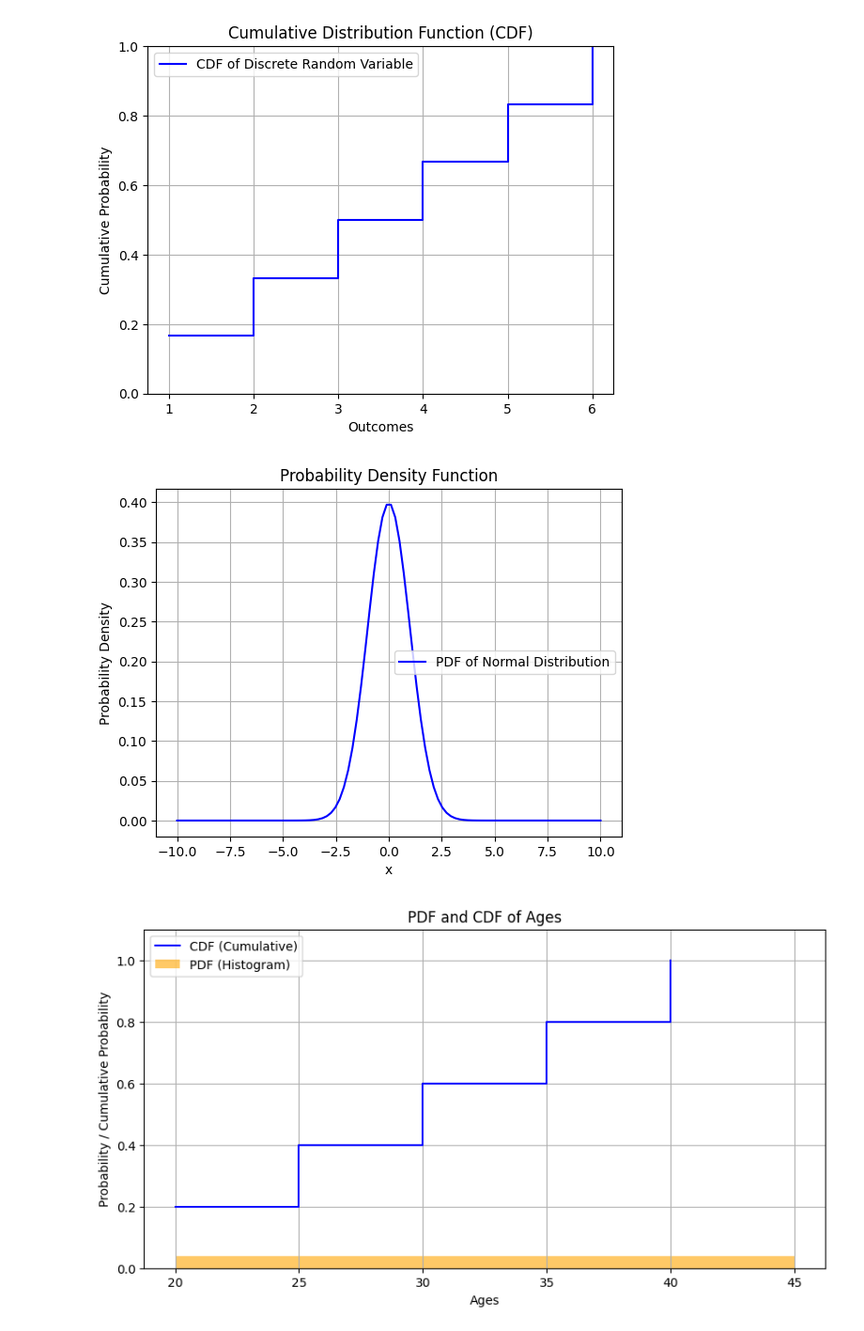
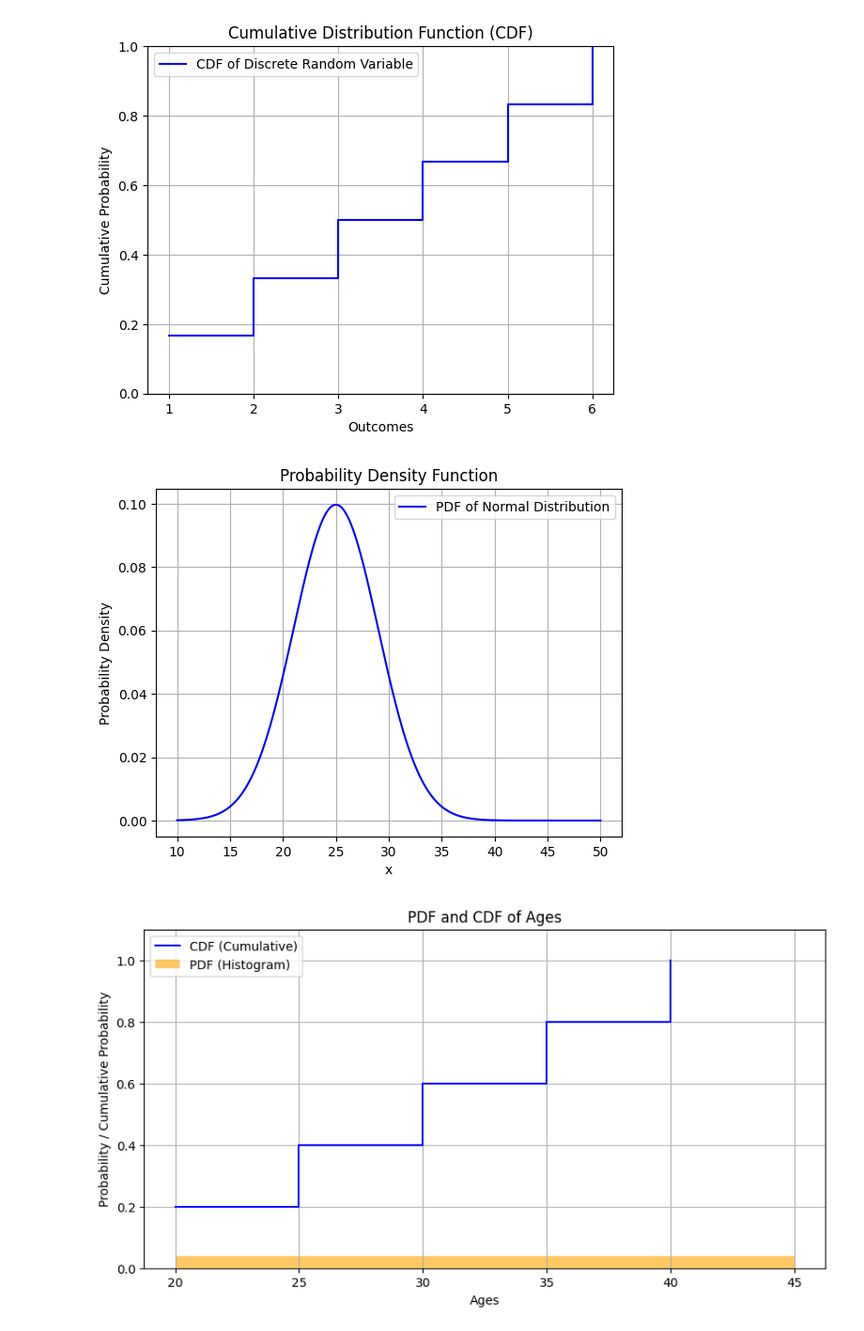
Before and after one commit to abhik12295/Data-Science-Learning, a Jupyter notebook: Statistics/probability_distribution_function.ipynb, the cells around one changed output. Shown at 94% size. Drawn from its saved outputs; the diff is of its cells as text; code cells hidden in the pictures.

```diff
--- a/Statistics/probability_distribution_function.ipynb
+++ b/Statistics/probability_distribution_function.ipynb
@@ -116,25 +116,25 @@ PDF (Probability Density Function):
 # %%
 # Example usage of PDF in Python
 import numpy as np
 import matplotlib.pyplot as plt
 from scipy.stats import norm
 # Define the parameters for the normal distribution
-mu = 0      # mean
-sigma = 1   # standard deviation
+mu = 25      # mean
+sigma = 4   # standard deviation
 # Create an array of x values
-x = np.linspace(-10, 10, 100)
+x = np.linspace(10, 50, 1000)
 # Calculate the PDF for the normal distribution
 pdf = norm.pdf(x, mu, sigma)
 # Plot the PDF
 plt.plot(x, pdf, label='PDF of Normal Distribution', color='blue')
 plt.title('Probability Density Function')
 plt.xlabel('x')
 plt.ylabel('Probability Density')
 plt.legend()
 plt.grid()
 plt.show()
 # %% [output]
-[figure, old version]
+[figure, new version]
 # %%
 # Convert Probability Density Function (PDF) to Cumulative Distribution Function (CDF)
 
```
